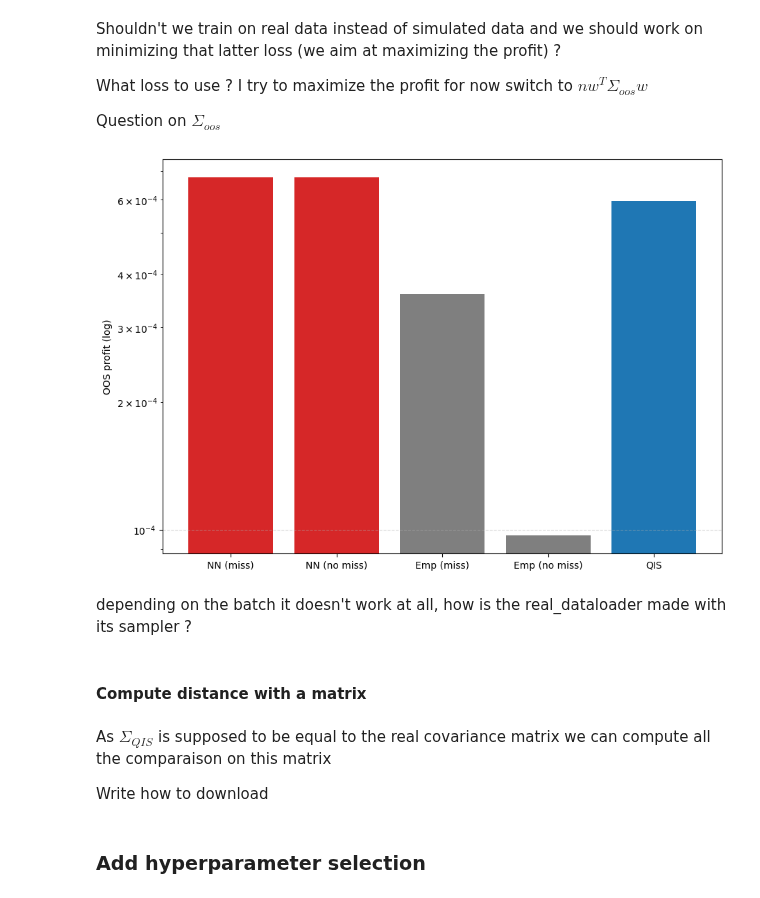
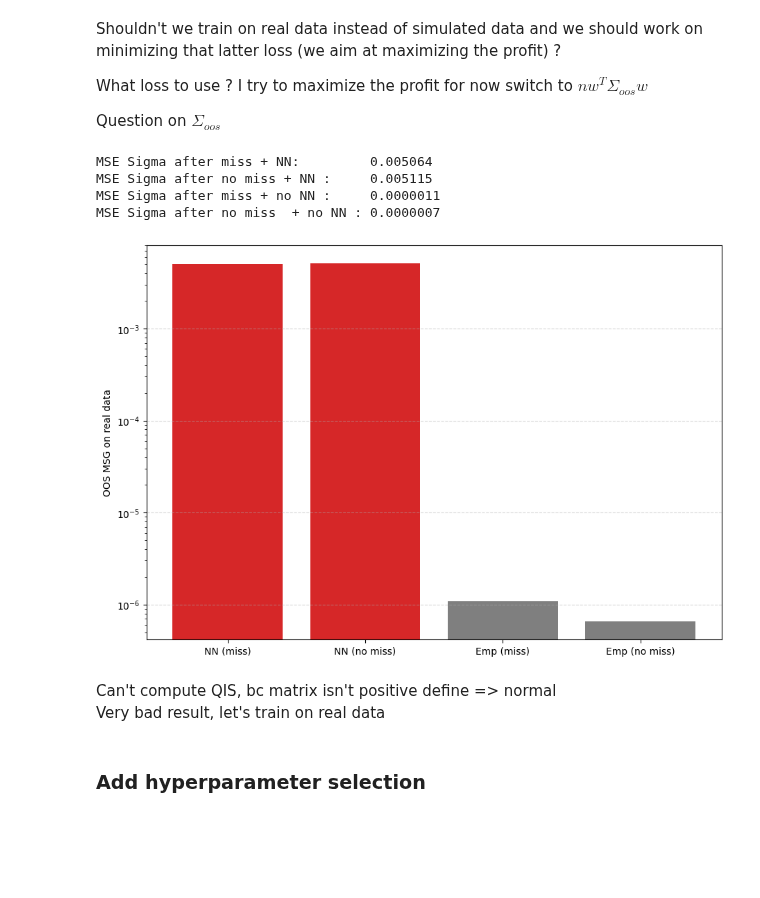
Before and after one commit to Armanddevacc/covariance-cleaning-nn, a Jupyter notebook: NN_generated_data.ipynb, the cells around one changed output. Drawn from its saved outputs; the diff is of its cells as text; code cells hidden in the pictures; blank space fills up the shorter version.

```diff
--- a/NN_generated_data.ipynb
+++ b/NN_generated_data.ipynb
@@ -281,9 +229,9 @@ T = 50
 dataset = real_data_pipeline(
     batch_size,
     date_bounds=('1995-01-01','2015-01-01'),
-    n_days_out = T+10,
+    n_days_out = 10,
     n_days_in = T,
-    shift = 0,
+    shift = 1, # cus that day in rn
     n_stocks = n_stocks,
     market_cap_range = (1000, 3000),
     sequential = False,
@@ -296,3 +240,8 @@ input_seq_miss, Q_emp_cov_miss, R_oos, T, Tmin, Tmax, input_seq_no_miss, Q_emp_c
+# %%
+input_seq_miss, Q_emp_miss, R_oos, T    = next(data_generator_real_data(missing_constant = 2, N_min=200, N_max=200, T_min=150, T_max=150, dataset=dataset))
+input_seq_no_miss, Q_emp_no_miss, R_oos, T = next(data_generator_real_data(missing_constant = 1, N_min=200, N_max=200, T_min=150, T_max=150, dataset=dataset))
+# %%
+Sigma_true = torch_cov_pairwise(R_oos)
 # %% [markdown]
 #### Compute estimated revenu on oos sample following in sample
 # %% [markdown]
@@ -338,23 +273,41 @@ P_QIS             = - loss_function_portfolio(lam_QIS, Q_QIS, R_oos, T).item()
+# %%
+Sigma_pred_miss    = reconstruct_cov(Q_emp_miss, lam_pred_miss)
+Sigma_pred_no_miss = reconstruct_cov(Q_emp_no_miss, lam_pred_no_miss)
+Sigma_emp_miss     = reconstruct_cov(Q_emp_miss, lam_emp_cov_miss)
+Sigma_emp_no_miss  = reconstruct_cov(Q_emp_no_miss, lam_emp_cov_no_miss)
+# Sigma_QIS          = reconstruct_cov(Q_QIS, lam_QIS)
+
+fro_Sigma_pred_miss    = mse(Sigma_pred_miss, Sigma_true)
+fro_Sigma_pred_no_miss = mse(Sigma_pred_no_miss, Sigma_true)
+fro_Sigma_emp_miss     = mse(Sigma_emp_miss, Sigma_true)
+fro_Sigma_emp_no_miss  = mse(Sigma_emp_no_miss, Sigma_true)
+# fro_Sigma_QIS          = mse(Sigma_QIS, Sigma_true_no_miss)
+
+print(f"MSE Sigma after miss + NN:         {fro_Sigma_pred_miss:.6f}")
+print(f"MSE Sigma after no miss + NN :     {fro_Sigma_pred_no_miss:.6f}")
+print(f"MSE Sigma after miss + no NN :     {fro_Sigma_emp_miss:.7f}")
+print(f"MSE Sigma after no miss  + no NN : {fro_Sigma_emp_no_miss:.7f}")
+# print(f"MSE Sigma QIS :                    {fro_Sigma_QIS:.6f}")
+# %% [output]
+MSE Sigma after miss + NN:         0.005064
+MSE Sigma after no miss + NN :     0.005115
+MSE Sigma after miss + no NN :     0.0000011
+MSE Sigma after no miss  + no NN : 0.0000007
 # %%
-labels = ['NN (miss)', 'NN (no miss)', 'Emp (miss)', 'Emp (no miss)', 'QIS']
-values = [P_pred_miss, P_pred_no_miss, P_emp_cov_miss, P_emp_cov_no_miss, P_QIS]
-colors = ['tab:red','tab:red','tab:gray','tab:gray','tab:blue']
+labels = ['NN (miss)', 'NN (no miss)', 'Emp (miss)', 'Emp (no miss)']
+values = [fro_Sigma_pred_miss.item(), fro_Sigma_pred_no_miss.item(), fro_Sigma_emp_miss.item(), fro_Sigma_emp_no_miss.item()]
+colors = ['tab:red','tab:red','tab:gray','tab:gray']
 
 plt.figure(figsize=(9,6), constrained_layout=True)
 plt.bar(labels, values, color=colors)
 plt.yscale('log')
-plt.ylabel('OOS profit (log)')
+plt.ylabel('OOS MSG on real data')
 plt.grid(axis='y', ls='--', alpha=.5)
 plt.show()
 # %% [output]
-[figure, old version]
+[figure, new version]
-# %% [markdown]
-depending on the batch it doesn't work at all, how is the real_dataloader made with its sampler ?
-# %% [markdown]
-#### Compute distance with a matrix
-# %% [markdown]
-As $\Sigma_{QIS}$ is supposed to be equal to the real covariance matrix we can compute all the comparaison on this matrix
-
-Write how to download
+# %% [markdown]
+Can't compute QIS, bc matrix isn't positive define => normal
+Very bad result, let's train on real data
 # %% [markdown]
 ### Add hyperparameter selection
```
Also changed, not shown: parts of 37 cells of this notebook, 8 other files.
